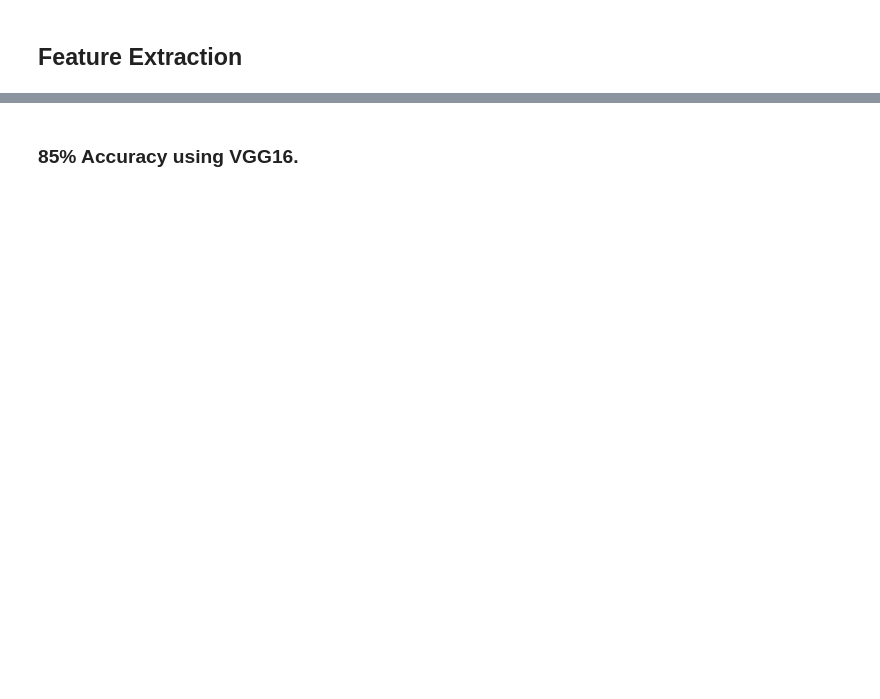
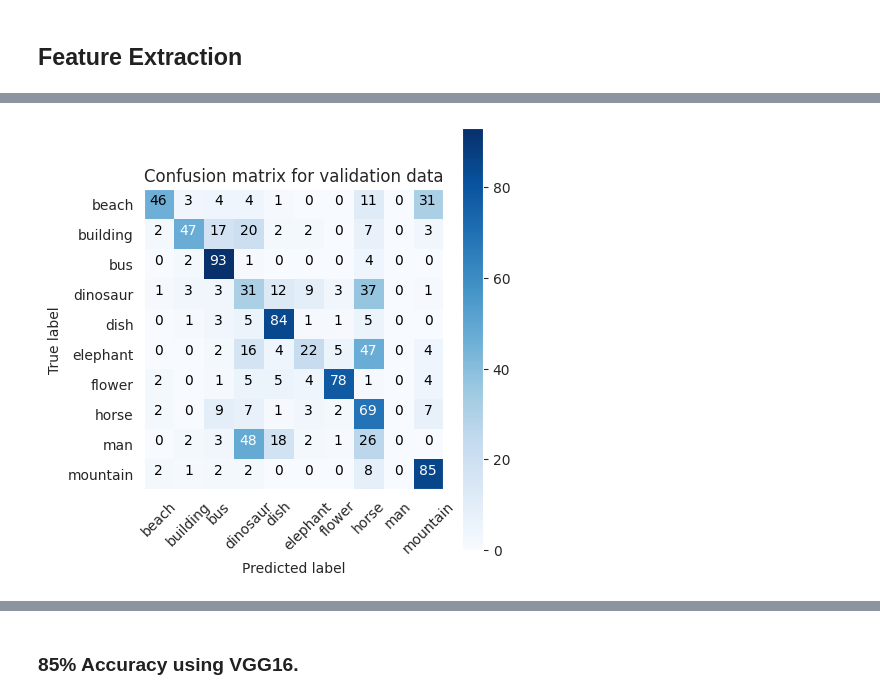
Before and after one commit to louiscklaw/colab-playlist, a Jupyter notebook: kaggle/ML_vinniesniper-54816/Folower_detection_with_FT_VGG16.ipynb, the cells around one changed output, grey strips where cells are left out. Cells and saved outputs as stored; diff of their text form; code cells hidden in the pictures; blank space fills up the shorter version.

```diff
--- a/kaggle/ML_vinniesniper-54816/Folower_detection_with_FT_VGG16.ipynb
+++ b/kaggle/ML_vinniesniper-54816/Folower_detection_with_FT_VGG16.ipynb
@@ -277,4 +299,12 @@ model.add(layers.Dense(512, activation='relu'))
 model.add(layers.Dropout(0.5))
 model.add(layers.Dense(128, activation='relu'))
 model.add(layers.Dropout(0.3))
-model.add(layers.Dense(len(flower_types), activation='softmax'))
+model.add(layers.Dense(len(image_types), activation='softmax'))
+
+
+model.compile(
+    loss='binary_crossentropy',
+    optimizer=optimizers.Adam(learning_rate=0.0001),
+    metrics=['acc'])
+
+model.summary()
@@ -332,6 +369,0 @@ Found 900 images belonging to 9 classes.
-# %%
-from tensorflow.keras.optimizers import Adam
-
-model.compile(loss='categorical_crossentropy',
-              optimizer=optimizers.Adam(learning_rate=0.0001),
-              metrics=['acc'])
@@ -376,16 +372,16 @@ from keras.callbacks import EarlyStopping
 
 es = EarlyStopping(
     monitor='val_acc',
-    mode='max', patience=5,
+    mode='max', patience=early_stopping_patience,
     restore_best_weights=True
 )
 
 history = model.fit(
     train_generator,
-    # steps_per_epoch=100,
-    epochs=50,# originally 6 epochs
+    steps_per_epoch=steps_per_epoch,
+    epochs=epochs,# originally 6 epochs
     validation_data=validation_generator,
-    # validation_steps=50
+    validation_steps=validation_steps,
     callbacks=[es]
     )
 # %% [output]
@@ -461,7 +449,13 @@ def plot_confusion_matrix(cm, classes,                          normalize=False,
 # %%
 validation_generator.reset()
-y_pred = model.predict_generator(validation_generator)
+y_pred = model.predict(validation_generator)
 y_pred = y_pred.argmax(-1)
 con_mat = tf.math.confusion_matrix(validation_generator.classes, y_pred)
 con_mat = np.array(con_mat)
-plot_confusion_matrix(cm = con_mat, classes = validation_generator.class_indices.keys(), normalize = False)
+plot_confusion_matrix(
+    title='Confusion matrix for validation data',
+    cm = con_mat,
+    classes = validation_generator.class_indices.keys(),
+    normalize = False
+    )
+# %% [output]
@@ -467,0 +463 @@ plot_confusion_matrix(cm = con_mat, classes = validation_generator.class_indices
+[figure, added]
```
Also changed, not shown: parts of 33 cells of this notebook, 1 other file.
